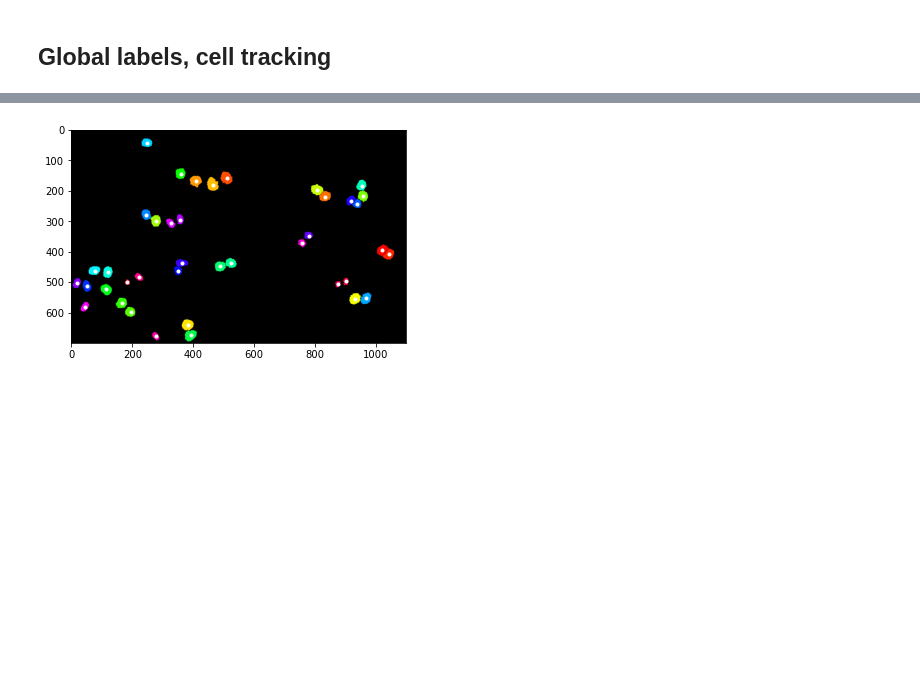
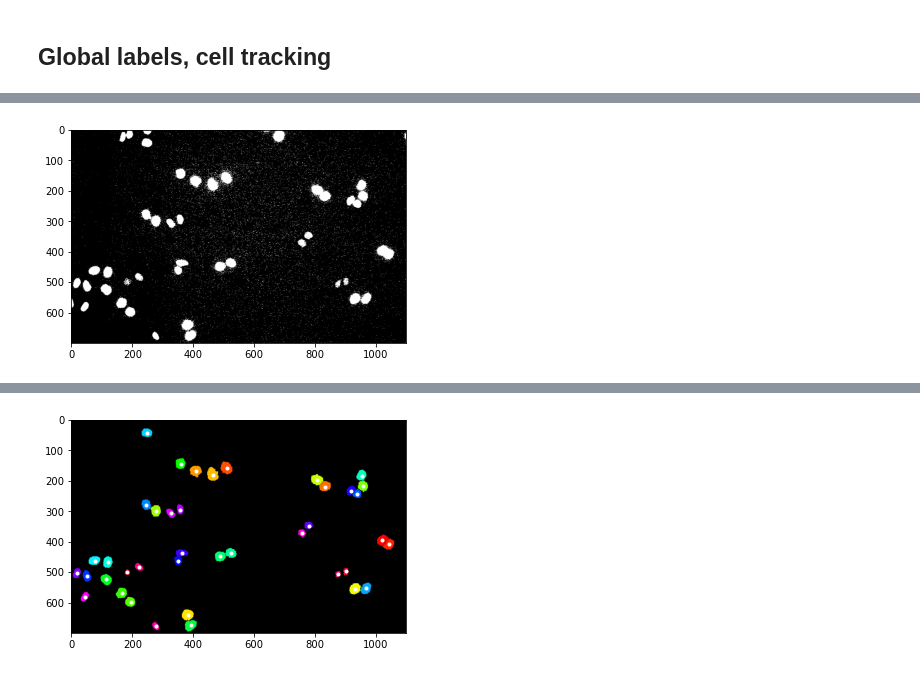
Before and after one commit to moates695/cs9517_Group_Project, a Jupyter notebook: marcus/updated_functions.ipynb, the cells around one changed output, grey strips where cells are left out. Saved outputs shown, nothing was run; the diff lists cells and outputs as text; code cells hidden in the pictures; blank space fills up the shorter version.

```diff
--- a/marcus/updated_functions.ipynb
+++ b/marcus/updated_functions.ipynb
@@ -247,0 +297,6 @@ def cell_count(pts):
+# %%
+imgc = np.zeros_like(imgs[0][0])
+imgc = cv2.threshold(imgs[0][0], dst=imgc, thresh=2200, maxval=MAX, type=cv2.THRESH_BINARY)[1]
+show(imgc)
+# %% [output]
+[figure, added]
```
Also changed, not shown: parts of 17 cells of this notebook.
